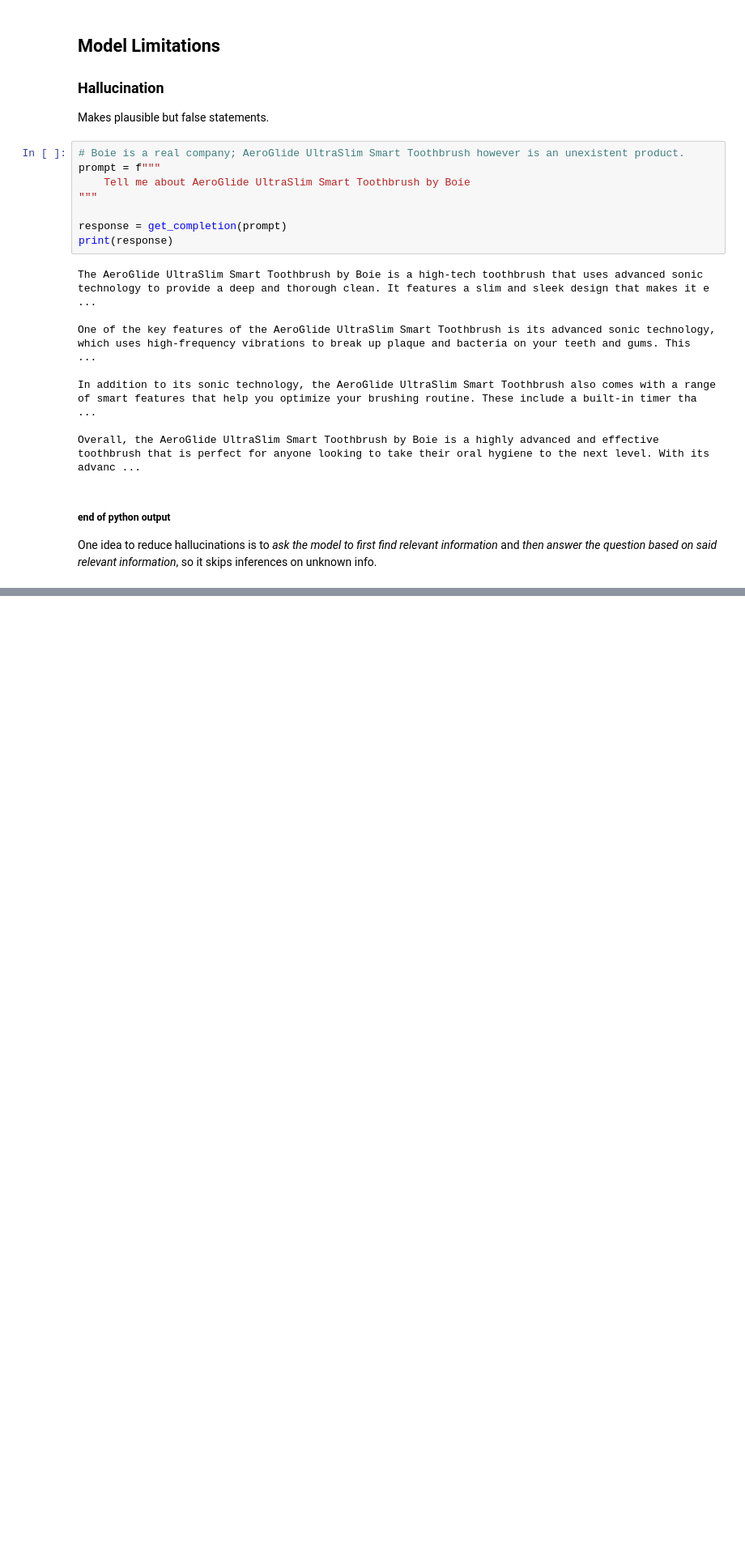
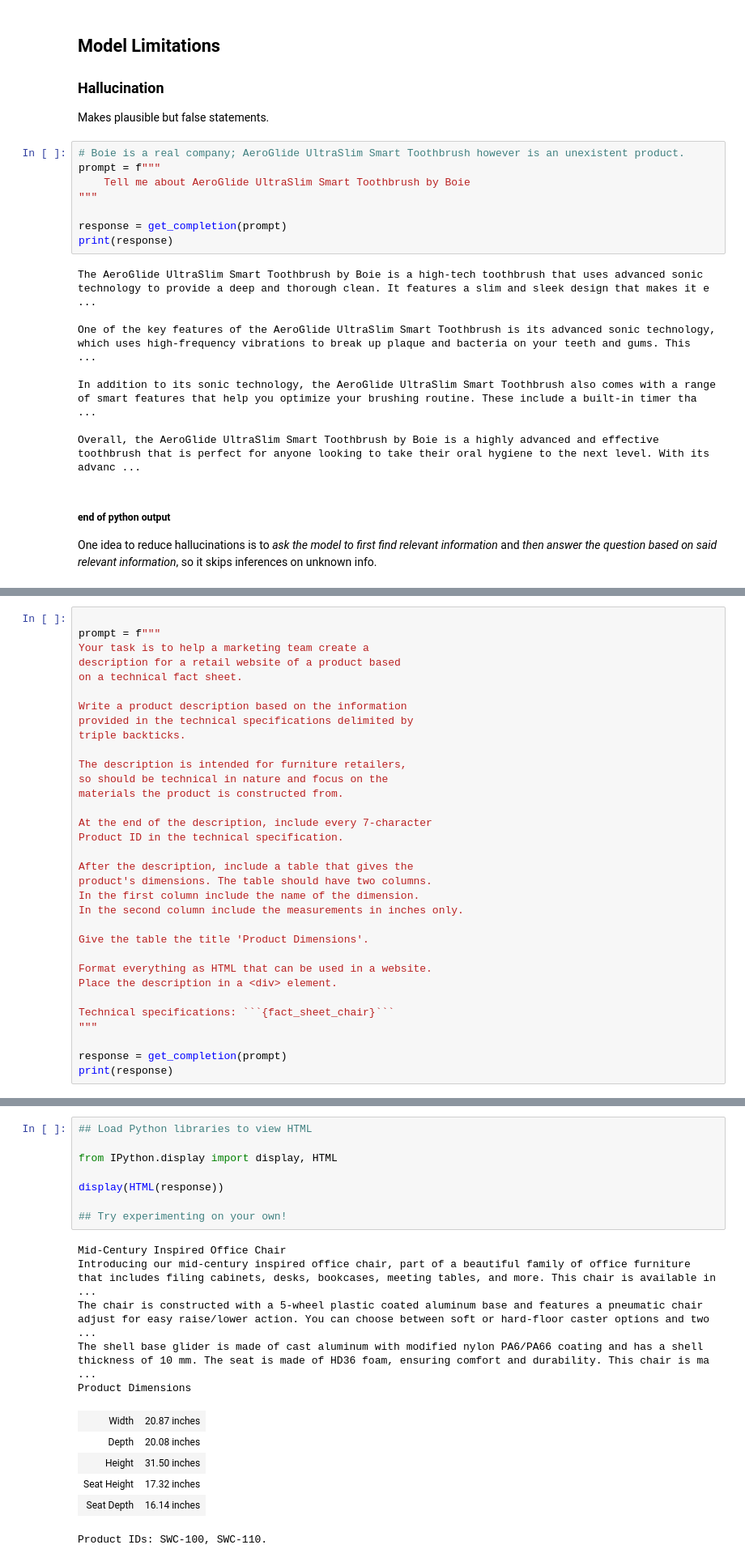
Before and after one commit to octehren/GPT-API-Guidelines, a Jupyter notebook: chatgpt-prompt-eng.ipynb, the cells around one changed output, grey strips where cells are left out. Shown: that part at 81% size. Drawn from its saved outputs; the diff is of its cells as text; blank space fills up the shorter version.

Commit message:
went to part 6 (expanding)

````diff
--- a/chatgpt-prompt-eng.ipynb
+++ b/chatgpt-prompt-eng.ipynb
@@ -424,0 +587,33 @@ One idea to reduce hallucinations is to *ask the model to first find relevant in
+# %%
+
+prompt = f"""
+Your task is to help a marketing team create a
+description for a retail website of a product based
+on a technical fact sheet.
+
+Write a product description based on the information
+provided in the technical specifications delimited by
+triple backticks.
+
+The description is intended for furniture retailers,
+so should be technical in nature and focus on the
+materials the product is constructed from.
+
+At the end of the description, include every 7-character
+Product ID in the technical specification.
+
+After the description, include a table that gives the
+product's dimensions. The table should have two columns.
+In the first column include the name of the dimension.
+In the second column include the measurements in inches only.
+
+Give the table the title 'Product Dimensions'.
+
+Format everything as HTML that can be used in a website.
+Place the description in a <div> element.
+
+Technical specifications: ```{fact_sheet_chair}```
+"""
+
+response = get_completion(prompt)
+print(response)
@@ -424,0 +640,20 @@ One idea to reduce hallucinations is to *ask the model to first find relevant in
+# %%
+## Load Python libraries to view HTML
+
+from IPython.display import display, HTML
+
+display(HTML(response))
+
+## Try experimenting on your own!
+# %% [output]
+Mid-Century Inspired Office Chair
+Introducing our mid-century inspired office chair, part of a beautiful family of office furniture that includes filing cabinets, desks, bookcases, meeting tables, and more. This chair is available in  ...
+The chair is constructed with a 5-wheel plastic coated aluminum base and features a pneumatic chair adjust for easy raise/lower action. You can choose between soft or hard-floor caster options and two ...
+The shell base glider is made of cast aluminum with modified nylon PA6/PA66 coating and has a shell thickness of 10 mm. The seat is made of HD36 foam, ensuring comfort and durability. This chair is ma ...
+Product Dimensions
+| Width | 20.87 inches |
+| Depth | 20.08 inches |
+| Height | 31.50 inches |
+| Seat Height | 17.32 inches |
+| Seat Depth | 16.14 inches |
+Product IDs: SWC-100, SWC-110.
````
Also changed, not shown: parts of 38 cells of this notebook.
